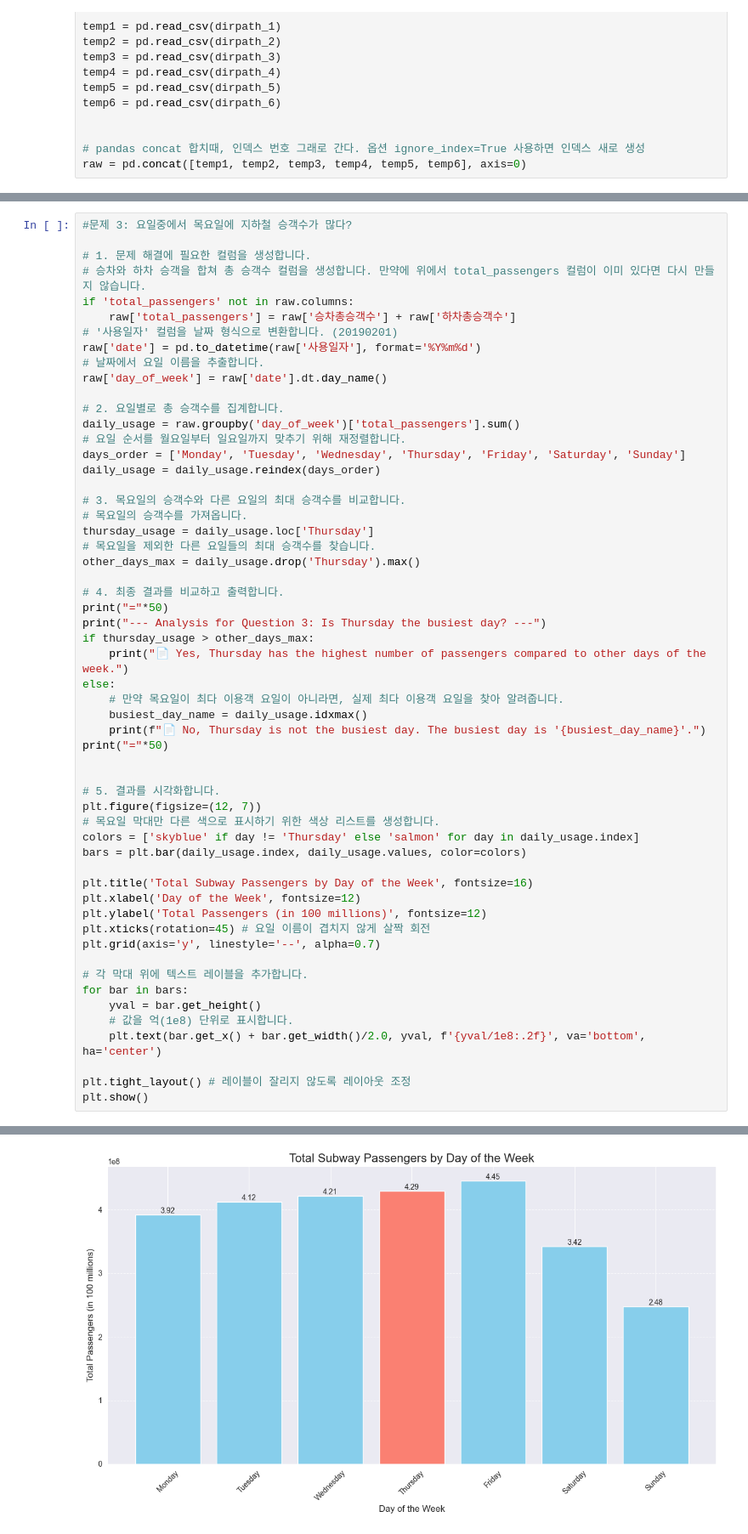
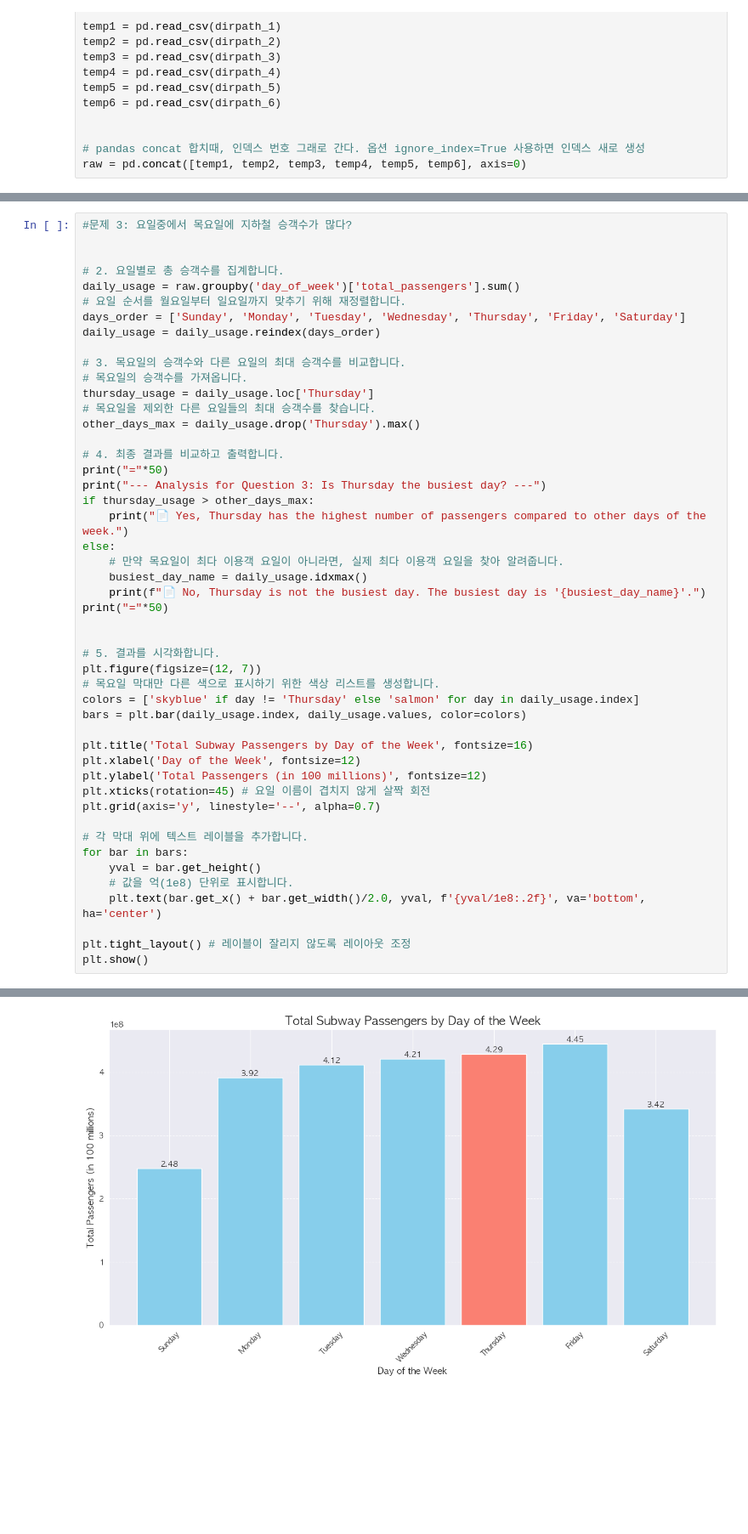
Before and after one commit to hyscodebase/AIXhoMework, a Jupyter notebook: homework/practice/AIXProjrct1.ipynb, the cells around one changed output, grey strips where cells are left out. Shown at 85% size. Drawn from its saved outputs; the diff is of its cells as text; blank space fills up the shorter version.

```diff
--- a/homework/practice/AIXProjrct1.ipynb
+++ b/homework/practice/AIXProjrct1.ipynb
@@ -257,19 +257,11 @@ plt.show()
 # %%
 #문제 3: 요일중에서 목요일에 지하철 승객수가 많다?
 
-# 1. 문제 해결에 필요한 컬럼을 생성합니다.
-# 승차와 하차 승객을 합쳐 총 승객수 컬럼을 생성합니다. 만약에 위에서 total_passengers 컬럼이 이미 있다면 다시 만들지 않습니다.
-if 'total_passengers' not in raw.columns:
-    raw['total_passengers'] = raw['승차총승객수'] + raw['하차총승객수']
-# '사용일자' 컬럼을 날짜 형식으로 변환합니다. (20190201)
-raw['date'] = pd.to_datetime(raw['사용일자'], format='%Y%m%d')
-# 날짜에서 요일 이름을 추출합니다.
-raw['day_of_week'] = raw['date'].dt.day_name()
 
 # 2. 요일별로 총 승객수를 집계합니다.
 daily_usage = raw.groupby('day_of_week')['total_passengers'].sum()
 # 요일 순서를 월요일부터 일요일까지 맞추기 위해 재정렬합니다.
-days_order = ['Monday', 'Tuesday', 'Wednesday', 'Thursday', 'Friday', 'Saturday', 'Sunday']
+days_order = ['Sunday', 'Monday', 'Tuesday', 'Wednesday', 'Thursday', 'Friday', 'Saturday']
 daily_usage = daily_usage.reindex(days_order)
 
 # 3. 목요일의 승객수와 다른 요일의 최대 승객수를 비교합니다.
@@ -288,34 +280,34 @@ else:
     busiest_day_name = daily_usage.idxmax()
     print(f"📄 No, Thursday is not the busiest day. The busiest day is '{busiest_day_name}'.")
 print("="*50)
 
 
 # 5. 결과를 시각화합니다.
 plt.figure(figsize=(12, 7))
 # 목요일 막대만 다른 색으로 표시하기 위한 색상 리스트를 생성합니다.
 colors = ['skyblue' if day != 'Thursday' else 'salmon' for day in daily_usage.index]
 bars = plt.bar(daily_usage.index, daily_usage.values, color=colors)
 
 plt.title('Total Subway Passengers by Day of the Week', fontsize=16)
 plt.xlabel('Day of the Week', fontsize=12)
 plt.ylabel('Total Passengers (in 100 millions)', fontsize=12)
 plt.xticks(rotation=45) # 요일 이름이 겹치지 않게 살짝 회전
 plt.grid(axis='y', linestyle='--', alpha=0.7)
 
 # 각 막대 위에 텍스트 레이블을 추가합니다.
 for bar in bars:
     yval = bar.get_height()
     # 값을 억(1e8) 단위로 표시합니다.
     plt.text(bar.get_x() + bar.get_width()/2.0, yval, f'{yval/1e8:.2f}', va='bottom', ha='center')
 
 plt.tight_layout() # 레이블이 잘리지 않도록 레이아웃 조정
 plt.show()
 # %% [output]
 ==================================================
 --- Analysis for Question 3: Is Thursday the busiest day? ---
 📄 No, Thursday is not the busiest day. The busiest day is 'Friday'.
 ==================================================
-[figure, old version]
+[figure, new version]
 # %%
 #문제 5: 가장 승객이 많이 타는 역은?
 station_totals = raw.groupby('역명')['승차총승객수'].sum()
```
Also changed, not shown: parts of 2 cells of this notebook.
